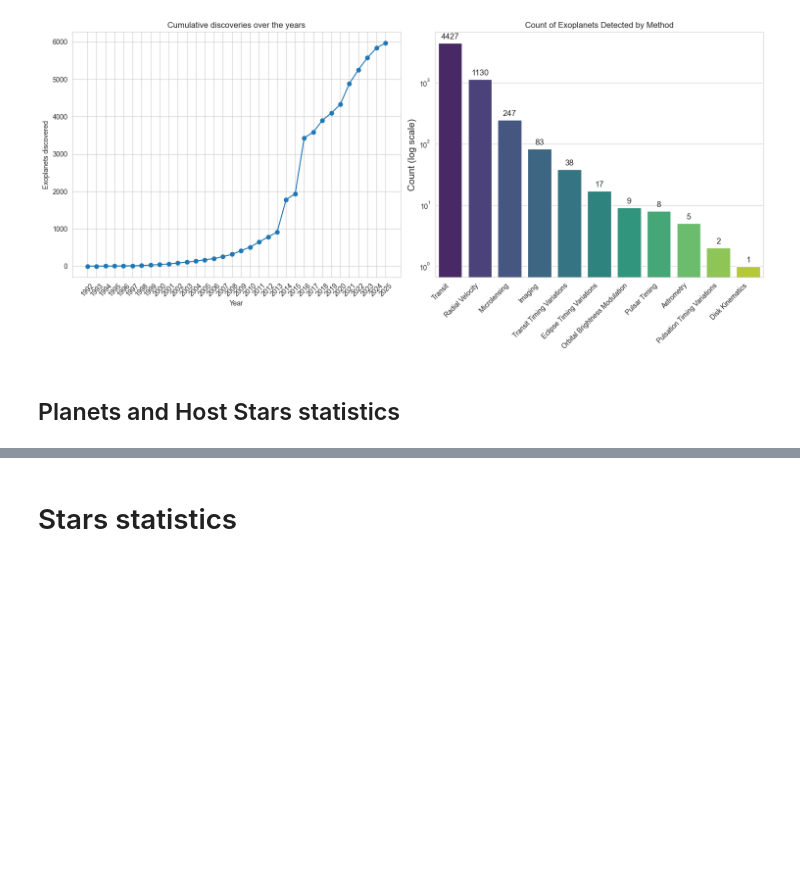
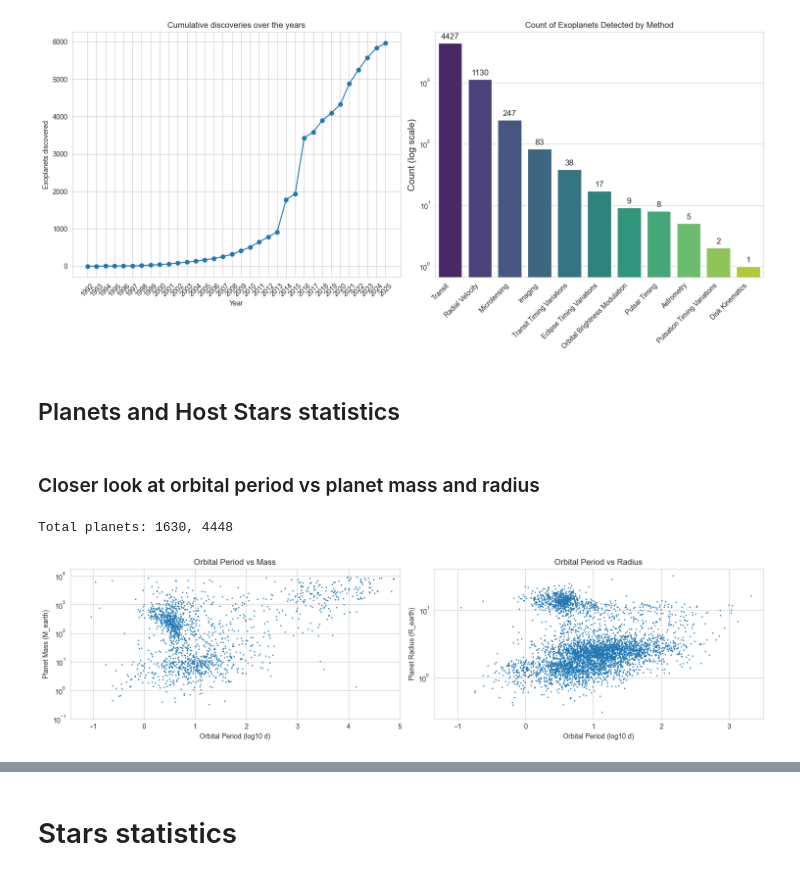
Before and after one commit to sechlol/exo-finder, a Jupyter notebook: exo_finder/eda/1_exoplanets_dataset_exploration.ipynb, the cells around one changed output, grey strips where cells are left out. Cells and saved outputs as stored; diff of their text form; code cells hidden in the pictures; blank space fills up the shorter version.

```diff
--- a/exo_finder/eda/1_exoplanets_dataset_exploration.ipynb
+++ b/exo_finder/eda/1_exoplanets_dataset_exploration.ipynb
@@ -106,5 +106,16 @@ planets_per_star = exo_df.groupby("hostname").size()
 px.histogram(planets_per_star, title="How many planets per star").show()
 # %%
 px.scatter(exo_df, x="st_mass", y="pl_rade", log_y=True, log_x=True, title="Star size vs planet radius").show()
+# %% [markdown]
+### Closer look at orbital period vs planet mass and radius
 # %%
-px.scatter(exo_df, x="pl_orbper", y="pl_rade", log_y=True, log_x=True, title="Planet orbital period VS radius").show()
+from exo_finder.visualization.planet_stars_plotting import plot_planet_period_radius_mass
+
+orbit_mass = exo_df[["pl_orbper", "pl_masse"]].dropna().to_numpy()
+orbit_radius = exo_df[["pl_orbper", "pl_rade"]].dropna().to_numpy()
+
+print(f"Total planets: {len(orbit_mass)}, {len(orbit_radius)}")
+plot_planet_period_radius_mass(period_mass=orbit_mass, period_radius=orbit_radius)
+# %% [output]
+Total planets: 1630, 4448
+[figure, added]
```
Also changed, not shown: parts of 3 cells of this notebook, 15 other files.
